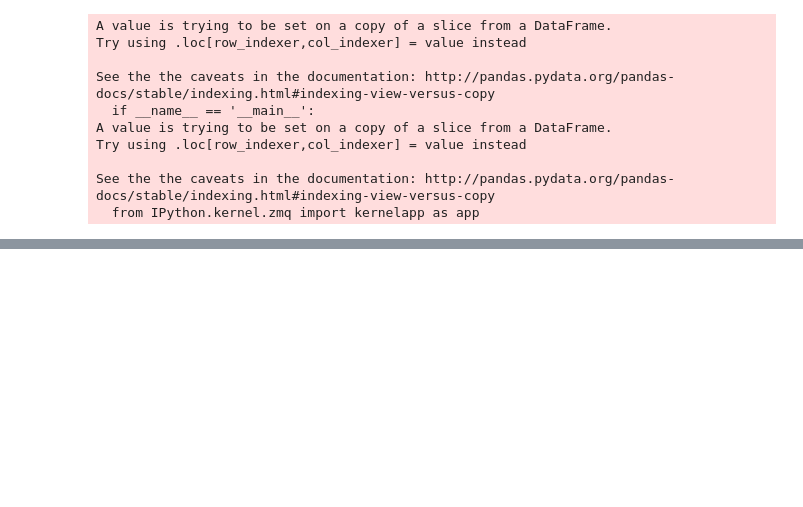
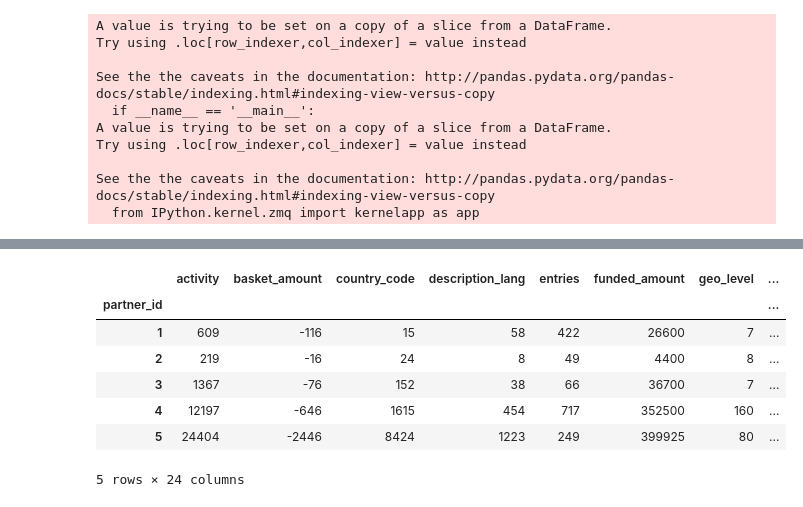
Before and after one commit to kush99993s/defaultfinder, a Jupyter notebook: code/EDA.ipynb, the cells around one changed output, grey strips where cells are left out. Drawn from its saved outputs; the diff is of its cells as text; code cells hidden in the pictures; blank space fills up the shorter version.

```diff
--- a/code/EDA.ipynb
+++ b/code/EDA.ipynb
@@ -1099,0 +1127,2 @@ z2.to_csv("/home/patanjalichanakya/Documents/Galvanize/find_defaulter/data/parte
+# %%
+df = pd.read_csv("/home/patanjalichanakya/Documents/Galvanize/find_defaulter/data/1638.csv")
@@ -1099,0 +1147,11 @@ z2.to_csv("/home/patanjalichanakya/Documents/Galvanize/find_defaulter/data/parte
+# %%
+z2.head()
+# %% [output]
+|  | activity | basket_amount | country_code | description_lang | entries | funded_amount | geo_level | ... |
+| partner_id |  |  |  |  |  |  |  | ... |
+| 1 | 609 | -116 | 15 | 58 | 422 | 26600 | 7 | ... |
+| 2 | 219 | -16 | 24 | 8 | 49 | 4400 | 8 | ... |
+| 3 | 1367 | -76 | 152 | 38 | 66 | 36700 | 7 | ... |
+| 4 | 12197 | -646 | 1615 | 454 | 717 | 352500 | 160 | ... |
+| 5 | 24404 | -2446 | 8424 | 1223 | 249 | 399925 | 80 | ... |
+5 rows × 24 columns
```
Also changed, not shown: parts of 22 cells of this notebook, 4 other files.
